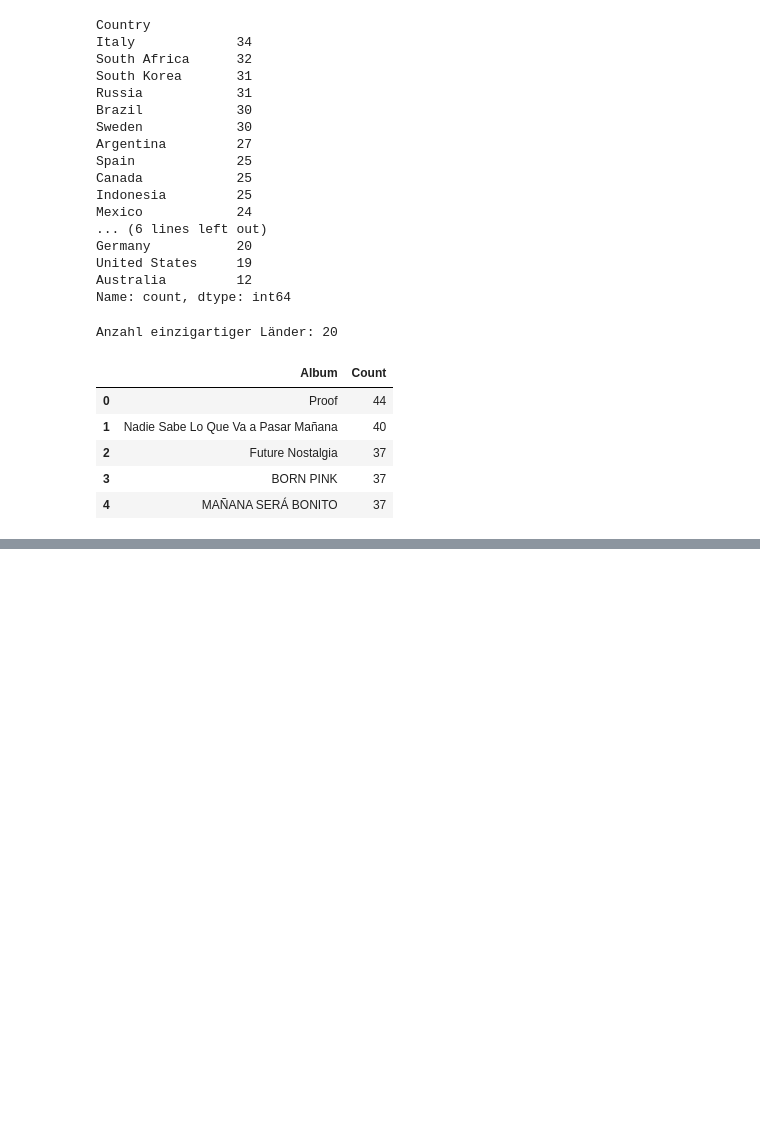
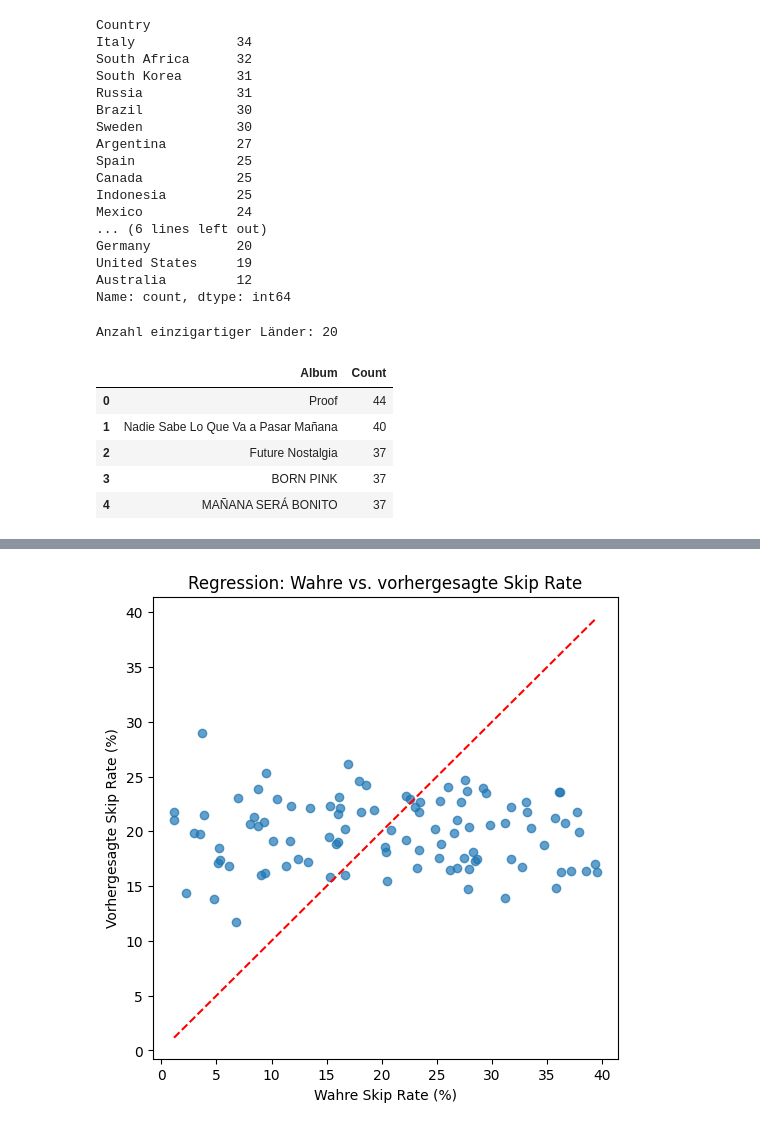
Before and after one commit to LeXeS2/spotify_angewandte_datenanalyse, a Jupyter notebook: multi.ipynb, the cells around one changed output, grey strips where cells are left out. Saved outputs shown, nothing was run; the diff lists cells and outputs as text; code cells hidden in the pictures; blank space fills up the shorter version.

```diff
--- a/multi.ipynb
+++ b/multi.ipynb
@@ -89,4 +100,6 @@ df_encoded.head()
 # %%
-X2 = df_encoded[df_encoded['Album'] == "Proof"].drop(columns=['Album', 'Skip Rate (%)'])
+X = df_encoded.drop(columns=['Skip Rate (%)'])
 y = df_encoded['Skip Rate (%)']
+# %%
+X_train, X_test, y_train, y_test = train_test_split(X, y, test_size=0.2, random_state=42)
 # %%
@@ -109,18 +110,11 @@ ValueError: Found input variables with inconsistent numbers of samples: [44, 500
 # %%
-ax = plt.axes(projection = '3d')
-ax.scatter(X2.Werbung, X2.Preis, y, c = y) # c ist die Farbe (willkürlich)
+y_pred = model.predict(X_test)
+print("R^2:", r2_score(y_test, y_pred))
+print("MSE:", mean_squared_error(y_test, y_pred))
 
-# Anmerkung: für eine Ebene reichen eigentlich 3 Punkte
-xs = np.arange(200,260)
-ys = np.arange(0,60)/30
-
-Xs = pd.DataFrame( {"Werbung": xs, "Preis": ys })
-zs = model_reg2.predict(Xs)
-
-xs = np.tile(xs, (len(xs),1))
-ys = np.tile(ys, (len(ys),1)).T
-zs = np.tile(zs, (len(zs),1))
-
-ax.plot_surface(xs, ys, zs, alpha = 0.5)
-plt.show()
+coef_df = pd.DataFrame({
+    "Feature": X.columns,
+    "Koeffizient": model.coef_
+}).sort_values(by="Koeffizient", key=abs, ascending=False)
+print(coef_df.head(10))
 # %% [output]
@@ -128,0 +169,10 @@ AttributeError: 'DataFrame' object has no attribute 'Werbung'
+# %%
+plt.figure(figsize=(6,6))
+plt.scatter(y_test, y_pred, alpha=0.7)
+plt.xlabel("Wahre Skip Rate (%)")
+plt.ylabel("Vorhergesagte Skip Rate (%)")
+plt.title("Regression: Wahre vs. vorhergesagte Skip Rate")
+plt.plot([y_test.min(), y_test.max()], [y_test.min(), y_test.max()], 'r--')
+plt.show()
+# %% [output]
+[figure, added]
```
Also changed, not shown: parts of 6 cells of this notebook.
